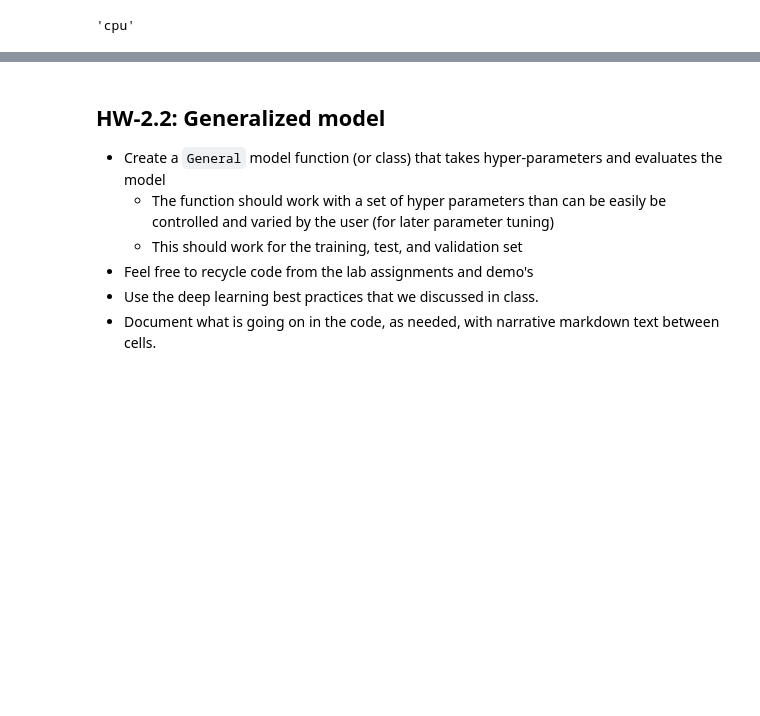
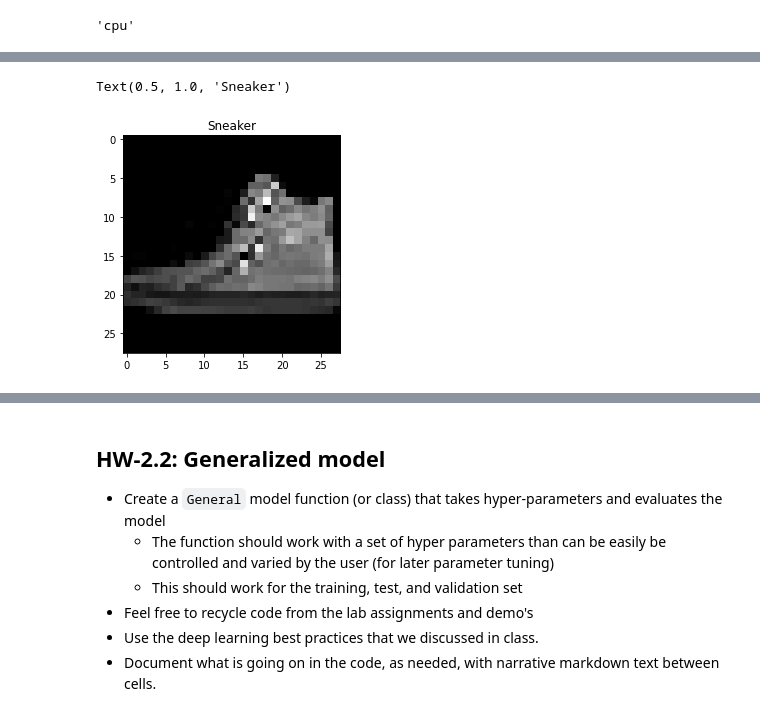
Before and after one commit to lecarpen23/deep_learning_hw, a Jupyter notebook: HW-02-working.ipynb, the cells around one changed output, grey strips where cells are left out. Cells and saved outputs as stored; diff of their text form; code cells hidden in the pictures; blank space fills up the shorter version.

```diff
--- a/HW-02-working.ipynb
+++ b/HW-02-working.ipynb
@@ -105,0 +185,6 @@ device
+# %%
+plt.imshow(val_samples[0].squeeze(), cmap='gray')
+plt.title(class_names[val_labels[0]])
+# %% [output]
+Text(0.5, 1.0, 'Sneaker')
+[figure, added]
```
Also changed, not shown: parts of 17 cells of this notebook, 1 other file.
